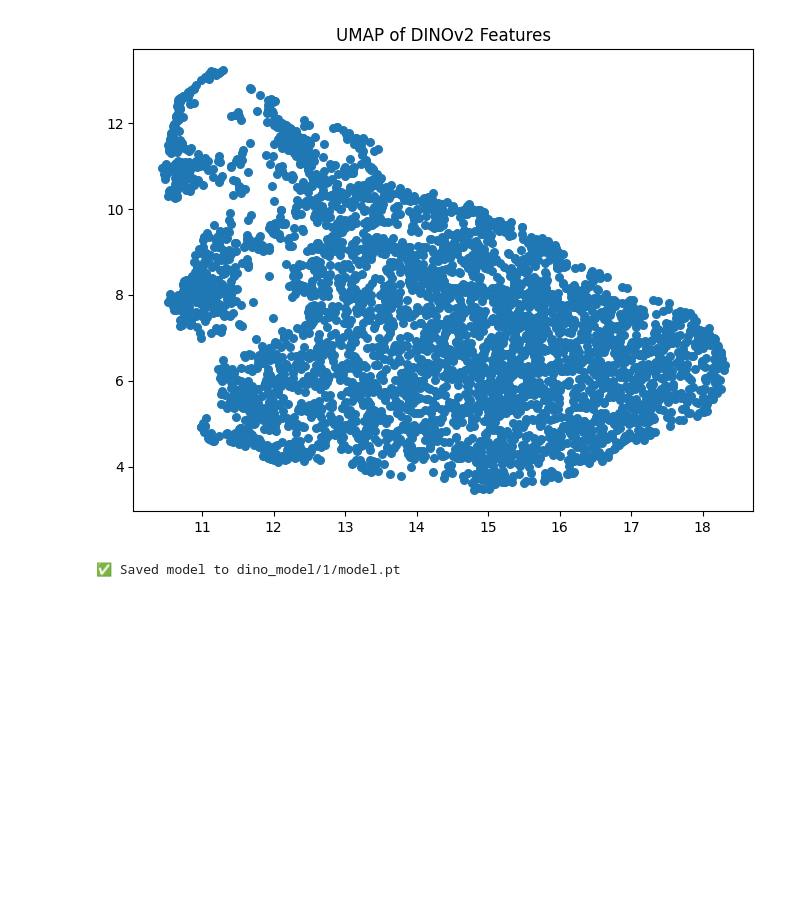
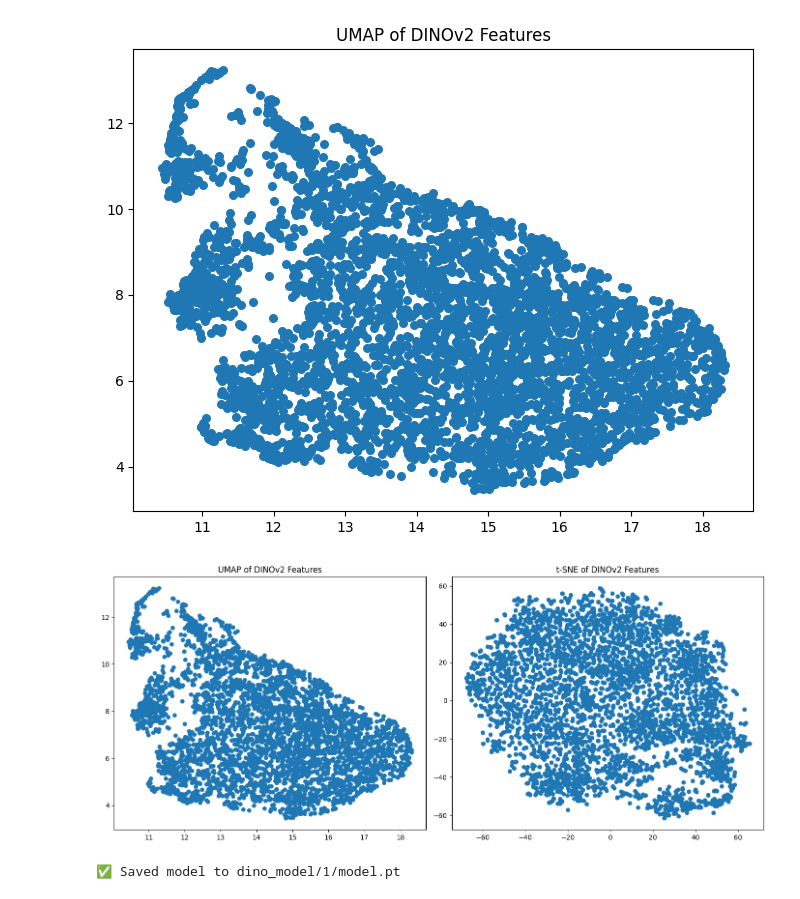
Before and after one commit to aryanj10/Triton-Implementation, a Jupyter notebook: extractor.ipynb, the cells around one changed output. Drawn from its saved outputs; the diff is of its cells as text; code cells hidden in the pictures; blank space fills up the shorter version.

Commit message:
Updates Extractor

```diff
--- a/extractor.ipynb
+++ b/extractor.ipynb
@@ -77,7 +77,7 @@ dino_transform = transforms.Compose([
 
 
 # Feature extraction function
-def extract_features_dino(images_np, batch_size=128):
+def extract_features_dino(images_np, batch_size=64):
     features = []
     num_images = len(images_np)
 
@@ -147,6 +147,38 @@ plt.title('UMAP of DINOv2 Features')
 plt.show()
 # %% [output]
 [figure]
+# %%
+import umap
+from sklearn.manifold import TSNE
+import matplotlib.pyplot as plt
+
+# Assuming 'features' is your (N, D) matrix of image features
+
+# Apply UMAP
+umap_reducer = umap.UMAP(n_components=2, random_state=42)
+umap_embeddings = umap_reducer.fit_transform(features)
+
+# Apply t-SNE
+tsne_reducer = TSNE(n_components=2, random_state=42, perplexity=min(30, len(features) - 1), n_iter=1000, learning_rate=200)
+tsne_embeddings = tsne_reducer.fit_transform(features)
+
+# Plot side by side
+plt.figure(figsize=(14, 6))
+
+# UMAP plot
+plt.subplot(1, 2, 1)
+plt.scatter(umap_embeddings[:, 0], umap_embeddings[:, 1], s=30)
+plt.title('UMAP of DINOv2 Features')
+
+# t-SNE plot
+plt.subplot(1, 2, 2)
+plt.scatter(tsne_embeddings[:, 0], tsne_embeddings[:, 1], s=30)
+plt.title('t-SNE of DINOv2 Features')
+
+plt.tight_layout()
+plt.show()
+# %% [output]
+[figure, added]
 # %%
 import torch
 
```
Also changed, not shown: parts of 1 cell of this notebook.
